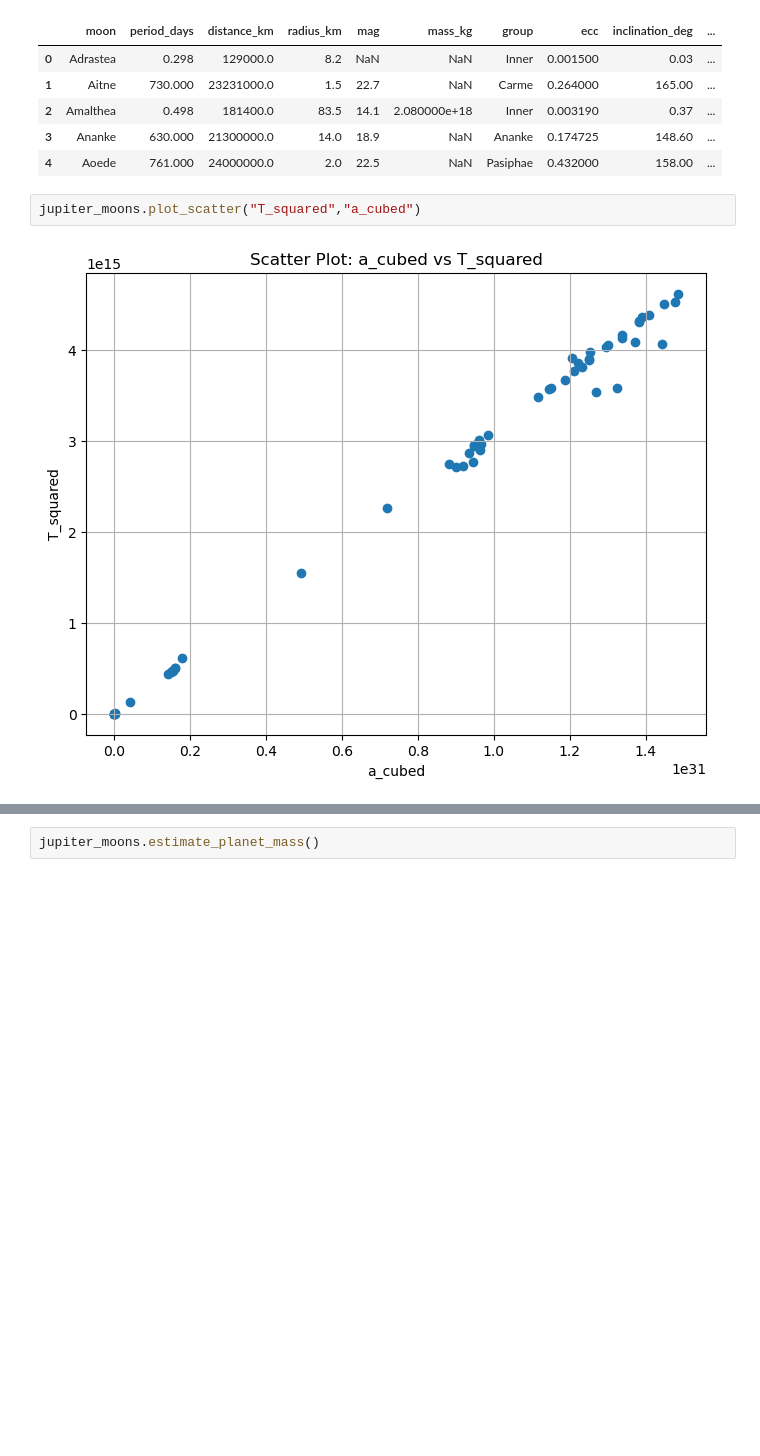
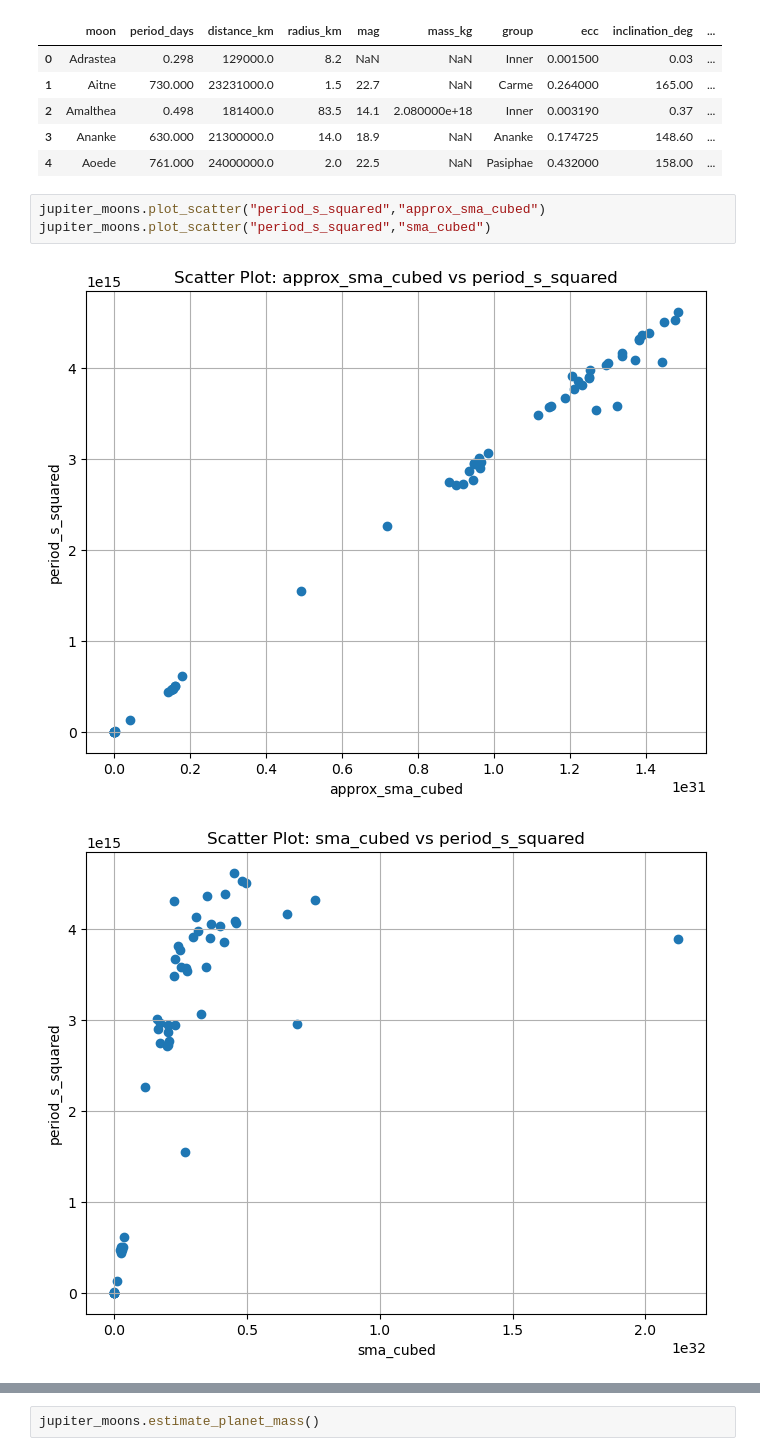
Before and after one commit to archosd/Moon-analysis-toolkit, a Jupyter notebook: Task_2/Task 2.ipynb, the cells around one changed output, grey strips where cells are left out. Drawn from its saved outputs; the diff is of its cells as text; blank space fills up the shorter version.

```diff
--- a/Task_2/Task 2.ipynb
+++ b/Task_2/Task 2.ipynb
@@ -33,7 +47,9 @@ jupiter_moons.all_data().head()
 | 3 | Ananke | 630.000 | 21300000.0 | 14.0 | 18.9 | NaN | Ananke | 0.174725 | 148.60 | ... |
 | 4 | Aoede | 761.000 | 24000000.0 | 2.0 | 22.5 | NaN | Pasiphae | 0.432000 | 158.00 | ... |
 # %%
-jupiter_moons.plot_scatter("T_squared","a_cubed")
+jupiter_moons.plot_scatter("period_s_squared","approx_sma_cubed")
+jupiter_moons.plot_scatter("period_s_squared","sma_cubed")
 # %% [output]
-[figure, old version]
+[figure, new version]
+[figure, added]
 # %%
```
Also changed, not shown: parts of 8 cells of this notebook, 1 other file.
